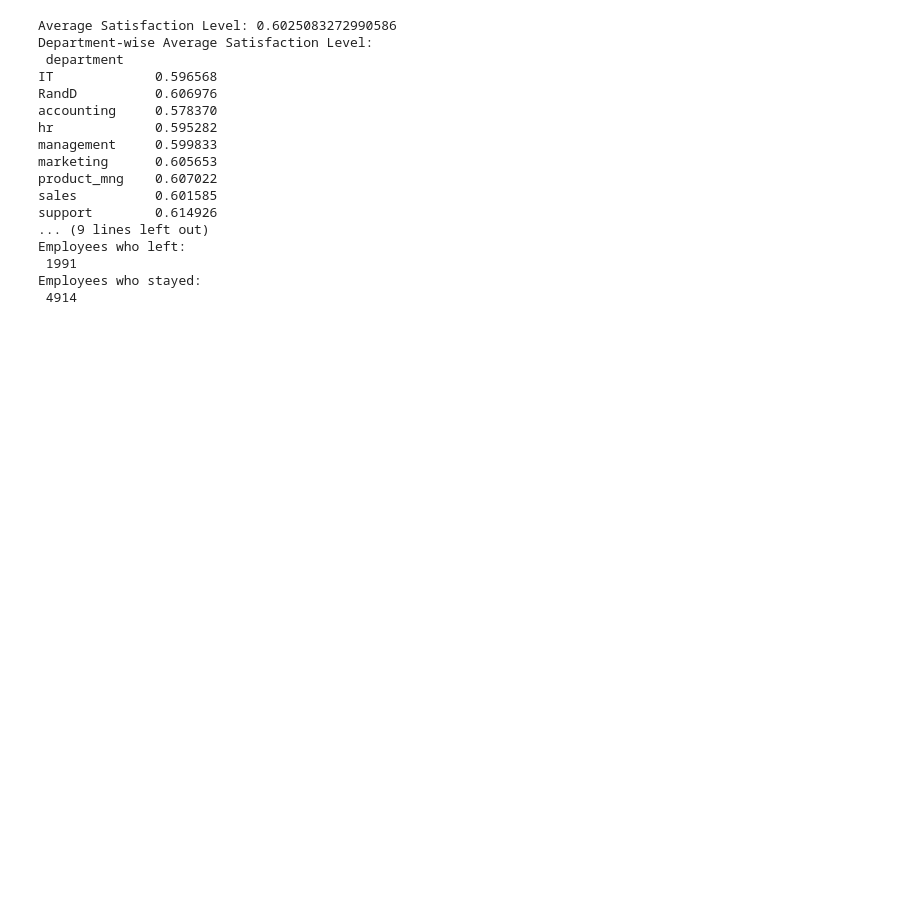
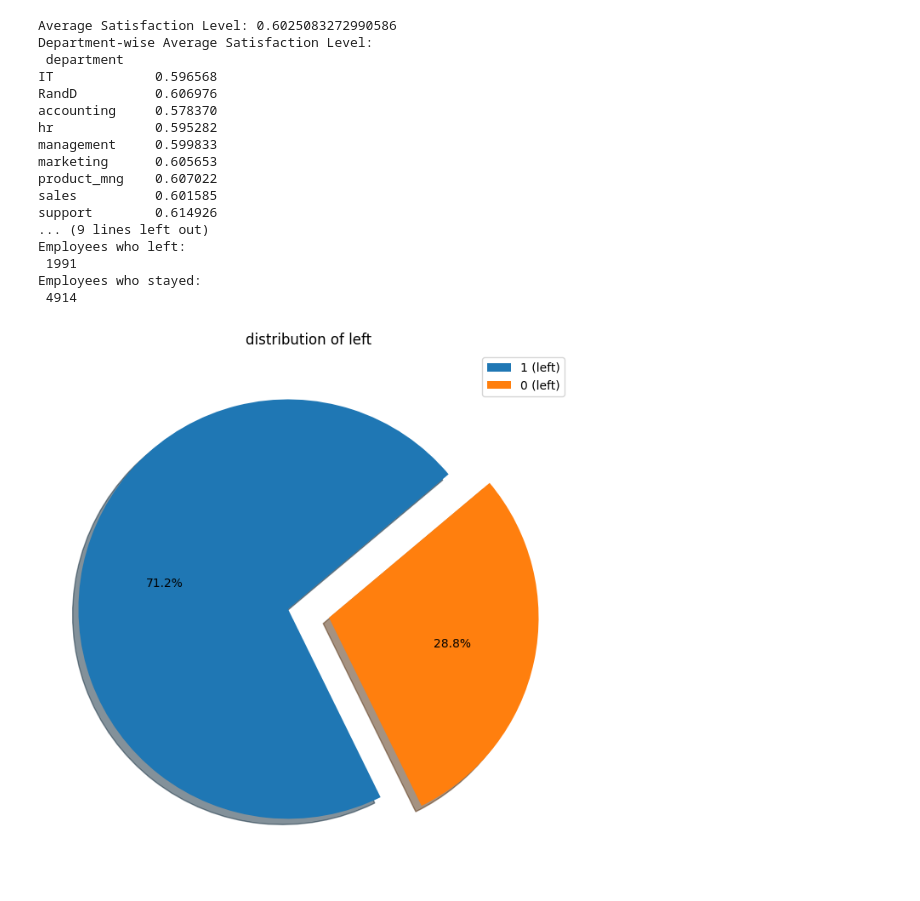
Before and after one commit to widushan/Job-Recruitement-With-Machine-Learing, a Jupyter notebook: HR Analysis.ipynb, the cells around one changed output. Drawn from its saved outputs; the diff is of its cells as text; code cells hidden in the pictures; blank space fills up the shorter version.

```diff
--- a/HR Analysis.ipynb
+++ b/HR Analysis.ipynb
@@ -91,3 +91,19 @@ Employees who left:
  1991
 Employees who stayed:
  4914
+# %%
+def plots(df,col):
+    values = df[col].unique()
+    plt.figure(figsize=(15,8))
+
+    explode = [0.1 if len(values) >1 else 0] * len(values)
+    plt.pie(df[col].value_counts(),explode=explode,startangle=40,autopct='%1.1f%%',shadow=True)
+    labels = [f'{value} ({col})' for value in values]
+    plt.legend(labels=labels,loc='upper right')
+
+    plt.title(f"distribution of {col}")
+    plt.show()
+
+plots(df,'left')
+# %% [output]
+[figure, added]
```
Also changed, not shown: parts of 10 cells of this notebook.
